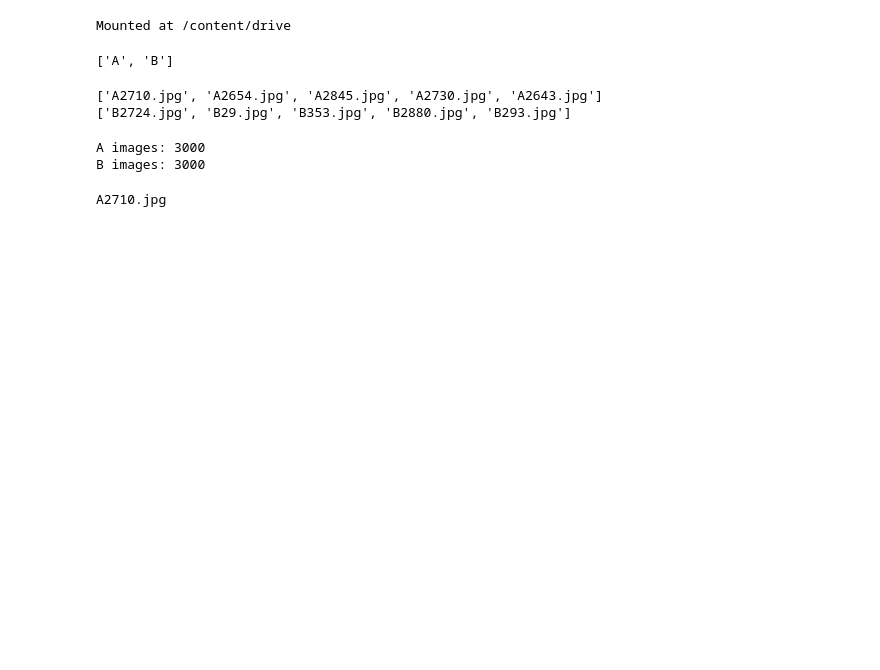
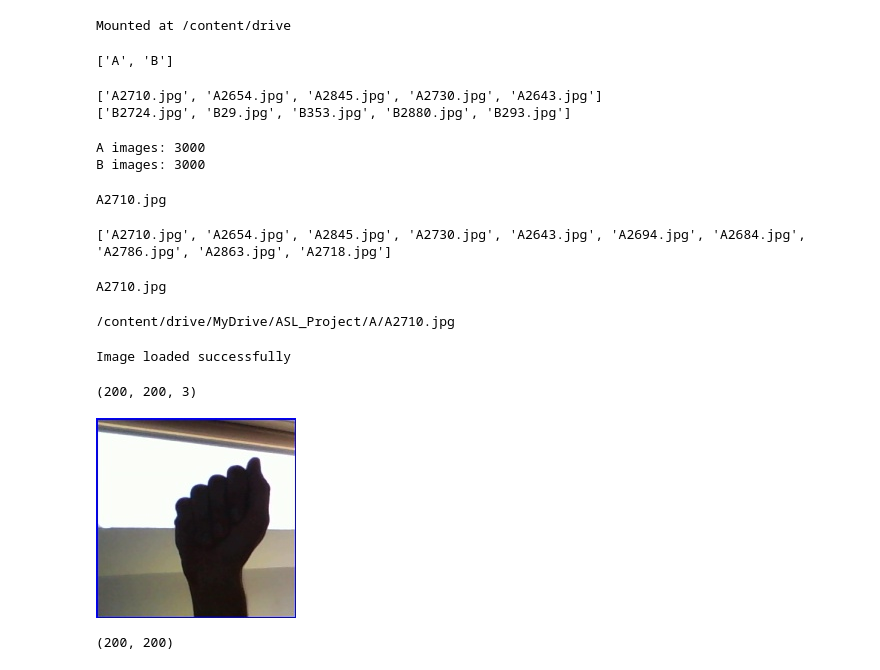
Before and after one commit to barney-rai/asl-recognition, a Jupyter notebook: asl_data_proccessing.ipynb, the cells around one changed output. Drawn from its saved outputs; the diff is of its cells as text; code cells hidden in the pictures; blank space fills up the shorter version.

```diff
--- a/asl_data_proccessing.ipynb
+++ b/asl_data_proccessing.ipynb
@@ -34,0 +44,38 @@ A2710.jpg
+# %%
+import os
+
+A_DIR = "/content/drive/MyDrive/ASL_Project/A"
+
+print(os.listdir(A_DIR)[:10])
+# %% [output]
+['A2710.jpg', 'A2654.jpg', 'A2845.jpg', 'A2730.jpg', 'A2643.jpg', 'A2694.jpg', 'A2684.jpg', 'A2786.jpg', 'A2863.jpg', 'A2718.jpg']
+# %%
+filename = os.listdir(A_DIR)[0]
+
+print(filename)
+# %% [output]
+A2710.jpg
+# %%
+image_path = os.path.join(A_DIR, filename)
+
+print(image_path)
+# %% [output]
+/content/drive/MyDrive/ASL_Project/A/A2710.jpg
+# %%
+img = cv2.imread(image_path)
+# %%
+if img is None:
+    print("Image failed to load")
+else:
+    print("Image loaded successfully")
+# %% [output]
+Image loaded successfully
+# %%
+#height width channel(BGR)
+print(img.shape)
+# %% [output]
+(200, 200, 3)
+# %%
+cv2_imshow(img)
+# %% [output]
+[figure, added]
@@ -34,0 +84,4 @@ A2710.jpg
+# %%
+print(gray.shape)
+# %% [output]
+(200, 200)
```
Also changed, not shown: parts of 15 cells of this notebook.
